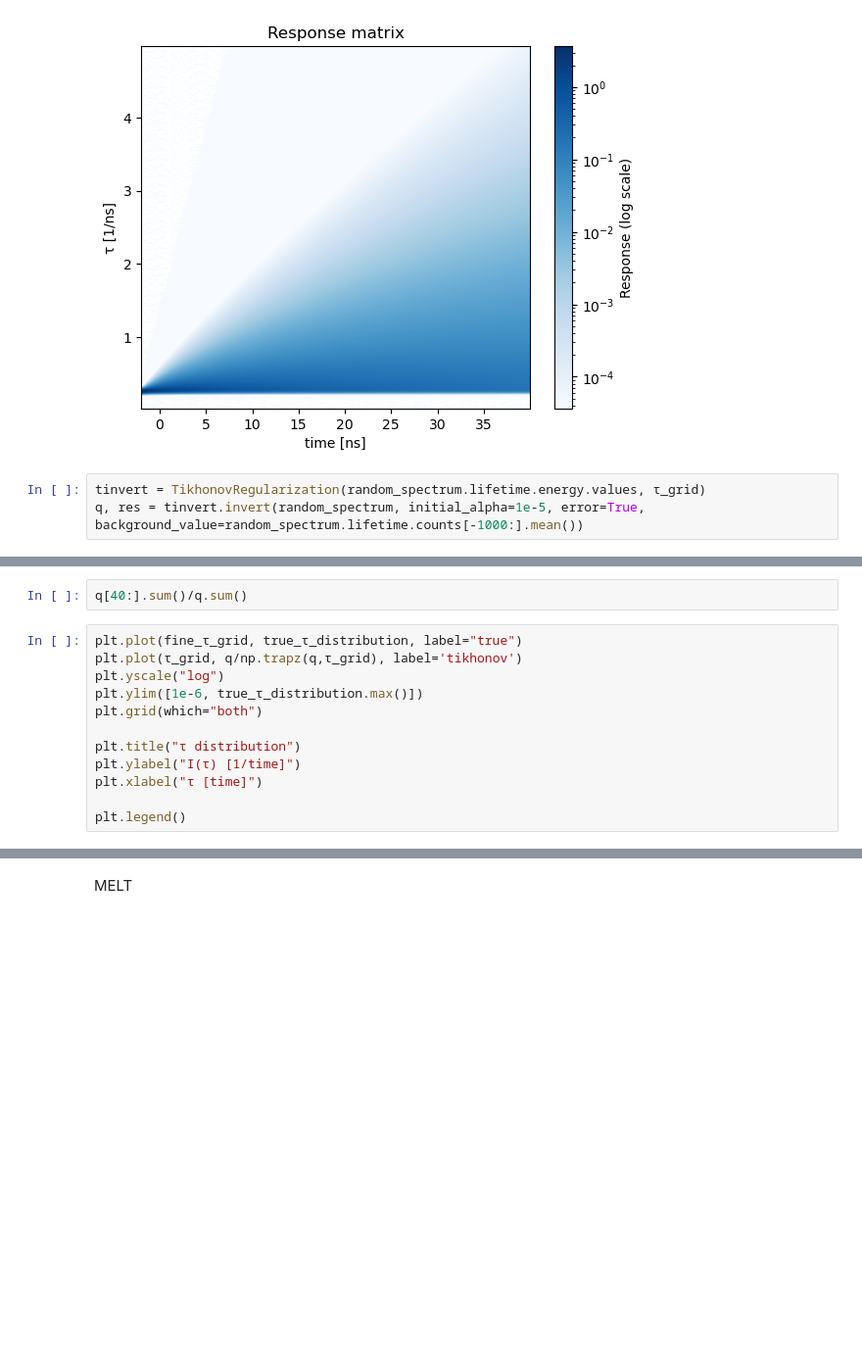
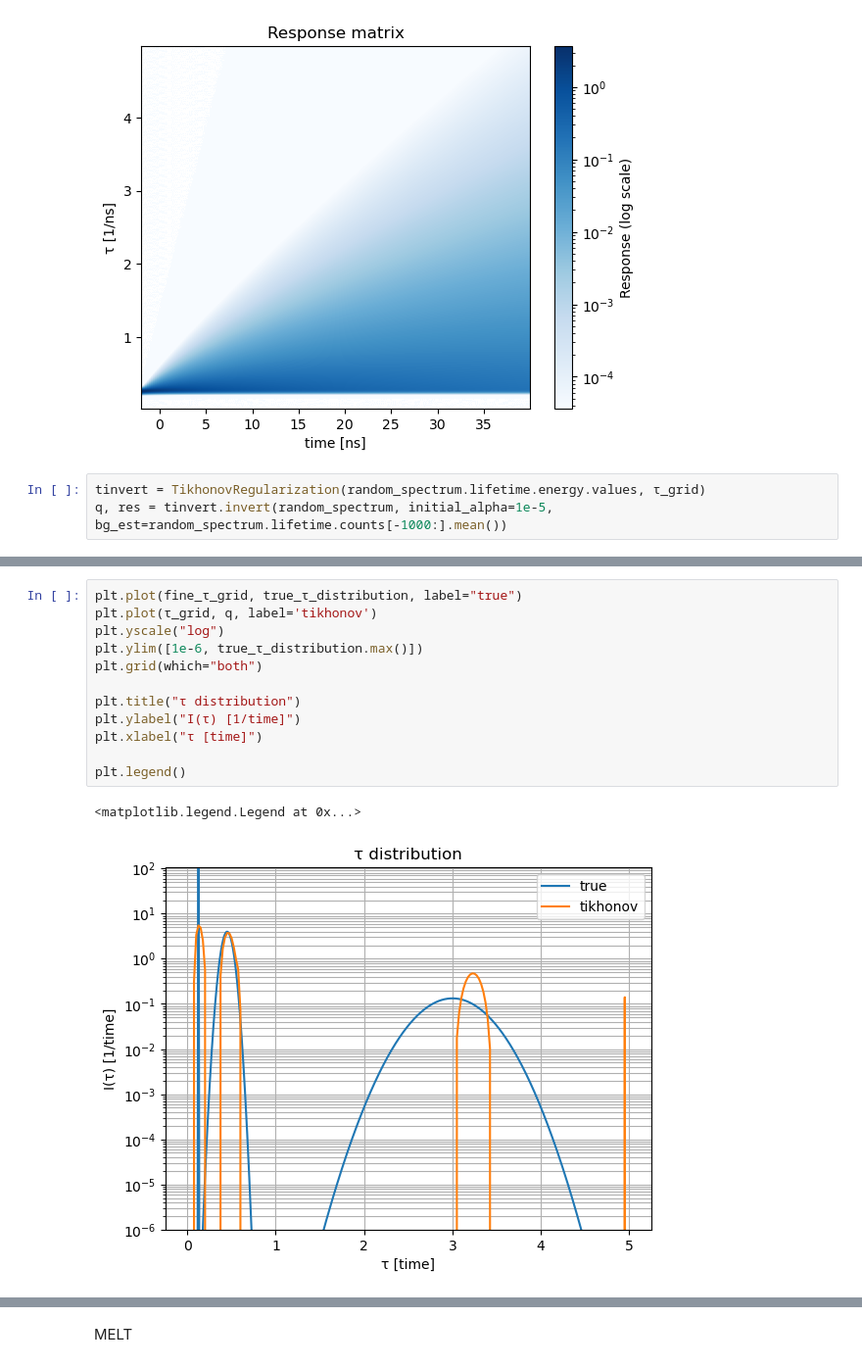
Before and after one commit to achiyaAmrusi/scipas, a Jupyter notebook: examples/lifetime/lifetime_inversion-Copy1.ipynb, the cells around one changed output, grey strips where cells are left out. Shown at 98% size. Cells and saved outputs as stored; diff of their text form; blank space fills up the shorter version.

```diff
--- a/examples/lifetime/lifetime_inversion-Copy1.ipynb
+++ b/examples/lifetime/lifetime_inversion-Copy1.ipynb
@@ -105,7 +105,7 @@ plt.show()
 [figure]
 # %%
 tinvert = TikhonovRegularization(random_spectrum.lifetime.energy.values, τ_grid)
-q, res = tinvert.invert(random_spectrum, initial_alpha=1e-5, error=True, background_value=random_spectrum.lifetime.counts[-1000:].mean())
+q, res = tinvert.invert(random_spectrum, initial_alpha=1e-5, bg_est=random_spectrum.lifetime.counts[-1000:].mean())
 # %%
 # the resulted optimization gives gives integral of 1 as expected
 np.trapz(q, τ_grid), res
@@ -112,17 +122,18 @@ np.trapz(q, τ_grid), res
-# %%
-q[40:].sum()/q.sum()
 # %%
 plt.plot(fine_τ_grid, true_τ_distribution, label="true")
-plt.plot(τ_grid, q/np.trapz(q,τ_grid), label='tikhonov')
+plt.plot(τ_grid, q, label='tikhonov')
 plt.yscale("log")
 plt.ylim([1e-6, true_τ_distribution.max()])
 plt.grid(which="both")
 
 plt.title("τ distribution")
 plt.ylabel("I(τ) [1/time]")
 plt.xlabel("τ [time]")
 
 plt.legend()
+# %% [output]
+<matplotlib.legend.Legend at 0x...>
+[figure, added]
 # %%
 tikhonov_result_model = LifetimeModel('', τ_grid, q/np.trapz(q,τ_grid))
 tikhonov_lifetime = generate_analytical_lt_spectrum(time,
```
Also changed, not shown: parts of 9 cells of this notebook, 4 other files.
